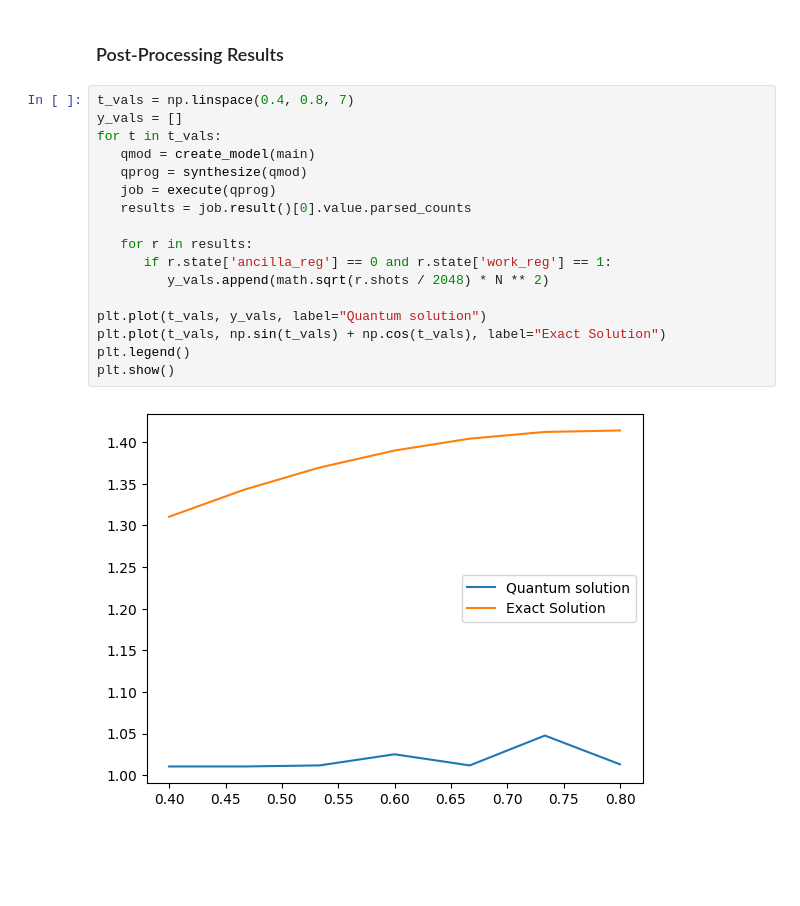
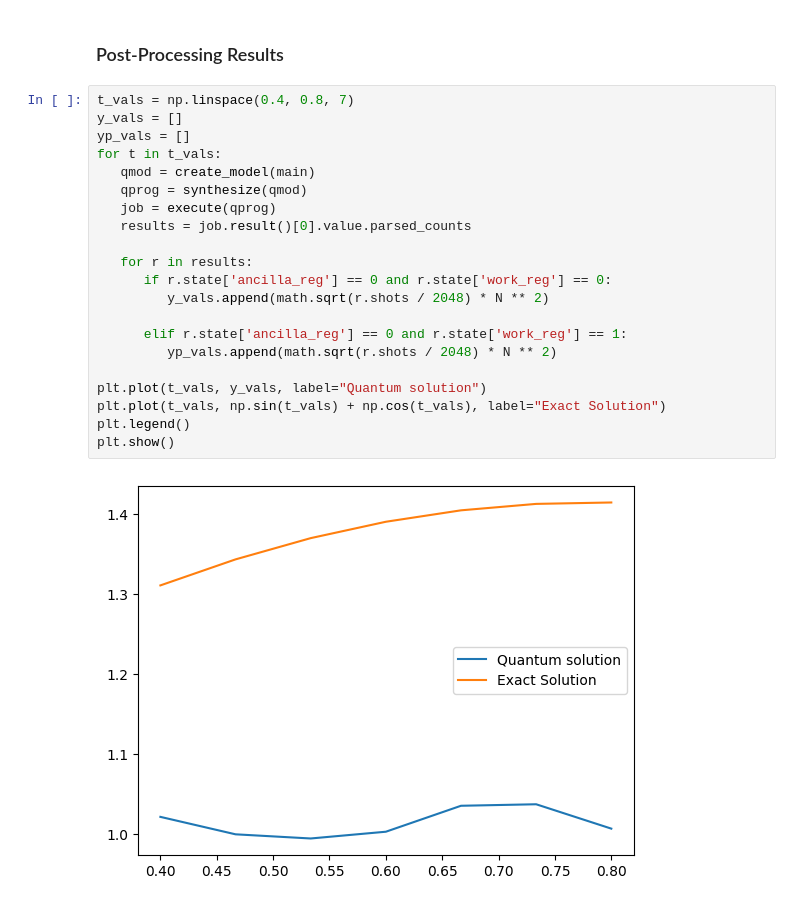
Before and after one commit to TDC28/QSiteFiles, a Jupyter notebook: main.ipynb, the cells around one changed output. Cells and saved outputs as stored; diff of their text form; blank space fills up the shorter version.

```diff
--- a/main.ipynb
+++ b/main.ipynb
@@ -134,19 +132,23 @@ Register sizes: 3 1
 # %%
 t_vals = np.linspace(0.4, 0.8, 7)
 y_vals = []
+yp_vals = []
 for t in t_vals:
    qmod = create_model(main)
    qprog = synthesize(qmod)
    job = execute(qprog)
    results = job.result()[0].value.parsed_counts
 
    for r in results:
-      if r.state['ancilla_reg'] == 0 and r.state['work_reg'] == 1:
+      if r.state['ancilla_reg'] == 0 and r.state['work_reg'] == 0:
          y_vals.append(math.sqrt(r.shots / 2048) * N ** 2)
+
+      elif r.state['ancilla_reg'] == 0 and r.state['work_reg'] == 1:
+         yp_vals.append(math.sqrt(r.shots / 2048) * N ** 2)
 
 plt.plot(t_vals, y_vals, label="Quantum solution")
 plt.plot(t_vals, np.sin(t_vals) + np.cos(t_vals), label="Exact Solution")
 plt.legend()
 plt.show()
 # %% [output]
-[figure, old version]
+[figure, new version]
```
Also changed, not shown: parts of 4 cells of this notebook.
